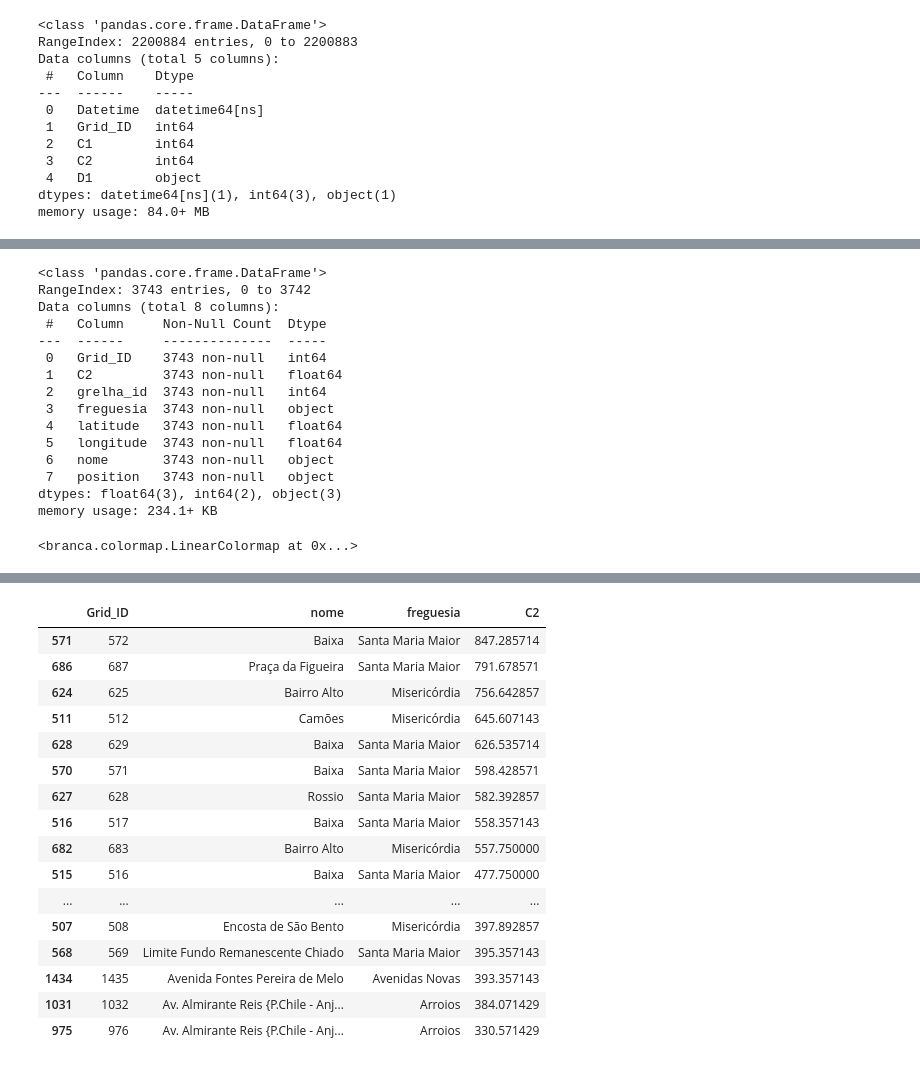
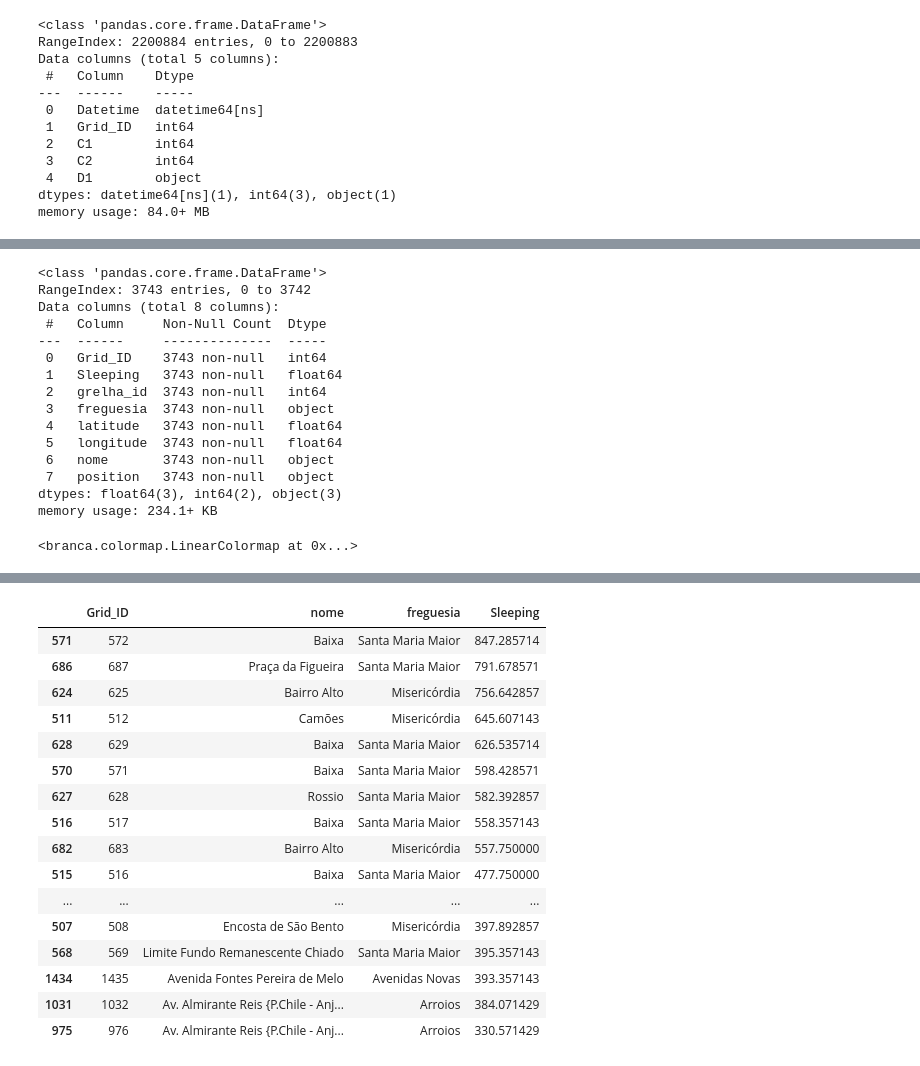
Before and after one commit to tiagonuneslx/lisbon-turist-sleeping-areas-for-decision-making, a Jupyter notebook: notebook.ipynb, the cells around one changed output, grey strips where cells are left out. Cells and saved outputs as stored; diff of their text form; code cells hidden in the pictures.

Commit message:
Changed column name

```diff
--- a/notebook.ipynb
+++ b/notebook.ipynb
@@ -197,6 +197,7 @@ memory usage: 84.0+ MB
 # Grouping by Grid ID and Day, aggregating by the minimum number of terminals each night for every cell
 dfSleepByDay = dfVodafone.assign(day=dfVodafone["Datetime"].dt.day)
 dfSleepByDay = dfSleepByDay.groupby(["Grid_ID", "day"], as_index=False).agg(C2=("C2", "min"), Datetime=('Datetime', "min"))
+dfSleepByDay.rename(columns={"C2": "Sleeping"}, inplace=True)
 # %%
 dfSleepByDay.info()
 # %% [output]
@@ -213,7 +214,7 @@ dtypes: datetime64[ns](1), int32(1), int64(2)
 memory usage: 2.8 MB
 # %%
 # Grouping by Grid ID, aggregating by the mean number of minimum of terminals each night
-dfSleepMean = dfSleepByDay.groupby(["Grid_ID"])["C2"].mean().reset_index()
+dfSleepMean = dfSleepByDay.groupby(["Grid_ID"])["Sleeping"].mean().reset_index()
 # %%
 dfSleepMean.info()
 # %% [output]
@@ -238,7 +239,7 @@ Data columns (total 8 columns):
  #   Column     Non-Null Count  Dtype
 ---  ------     --------------  -----
  0   Grid_ID    3743 non-null   int64
- 1   C2         3743 non-null   float64
+ 1   Sleeping   3743 non-null   float64
  2   grelha_id  3743 non-null   int64
  3   freguesia  3743 non-null   object
  4   latitude   3743 non-null   float64
@@ -257,8 +258,8 @@ colormap
 # %% [output]
 <branca.colormap.LinearColormap at 0x...>
 # %%
-C2_dict = dfSleepMean.set_index("Grid_ID")["C2"]
-color_dict = {key: colormap(C2_dict[key]) for key in C2_dict.keys()}
+Sleeping_dict = dfSleepMean.set_index("Grid_ID")["Sleeping"]
+color_dict = {key: colormap(Sleeping_dict[key]) for key in Sleeping_dict.keys()}
 # %%
 # Saving a Heat Map
 map = folium.Map(location=[38.743094, -9.145999], zoom_start=13)
@@ -313,10 +314,10 @@ map
 [interactive output not drawn]
 # %%
 # Showing top 20 cells
-dfTop = dfSleepMean.nlargest(20, "C2")[["Grid_ID", "nome", "freguesia", "C2"]]
+dfTop = dfSleepMean.nlargest(20, "Sleeping")[["Grid_ID", "nome", "freguesia", "Sleeping"]]
 dfTop
 # %% [output]
-|  | Grid_ID | nome | freguesia | C2 |
+|  | Grid_ID | nome | freguesia | Sleeping |
 | 571 | 572 | Baixa | Santa Maria Maior | 847.285714 |
 | 686 | 687 | Praça da Figueira | Santa Maria Maior | 791.678571 |
 | 624 | 625 | Bairro Alto | Misericórdia | 756.642857 |
```
Also changed, not shown: parts of 9 cells of this notebook.
